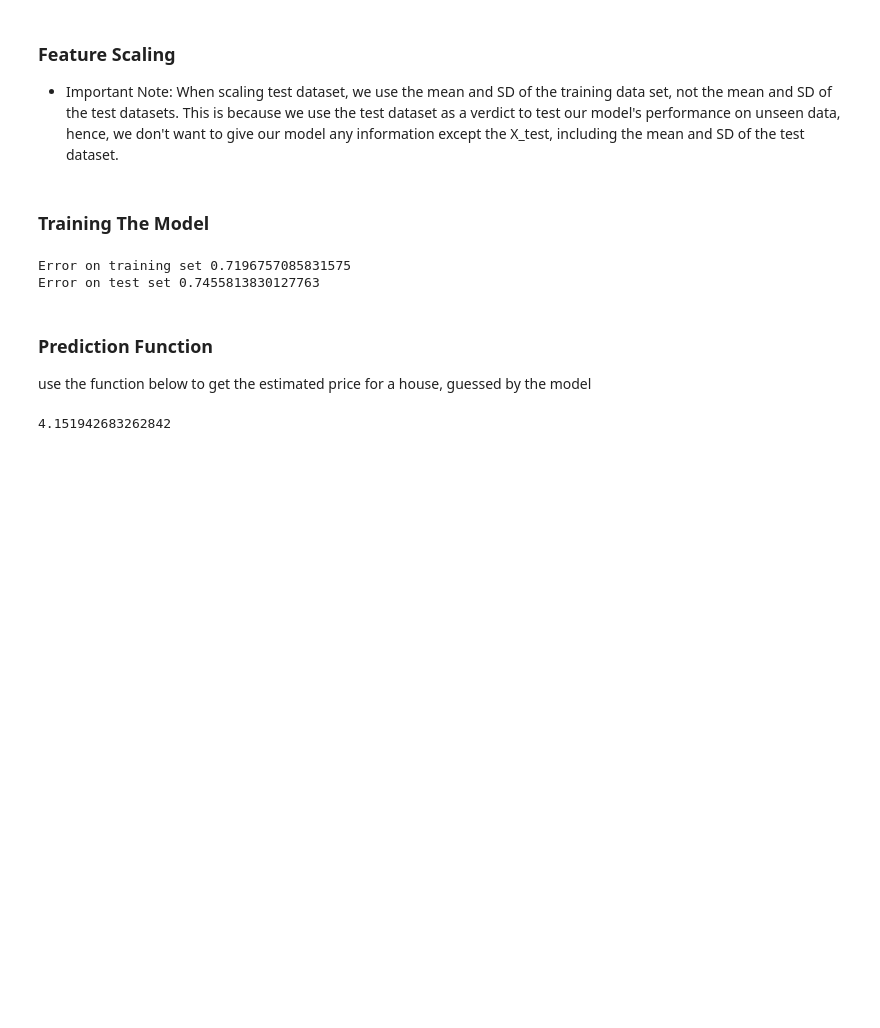
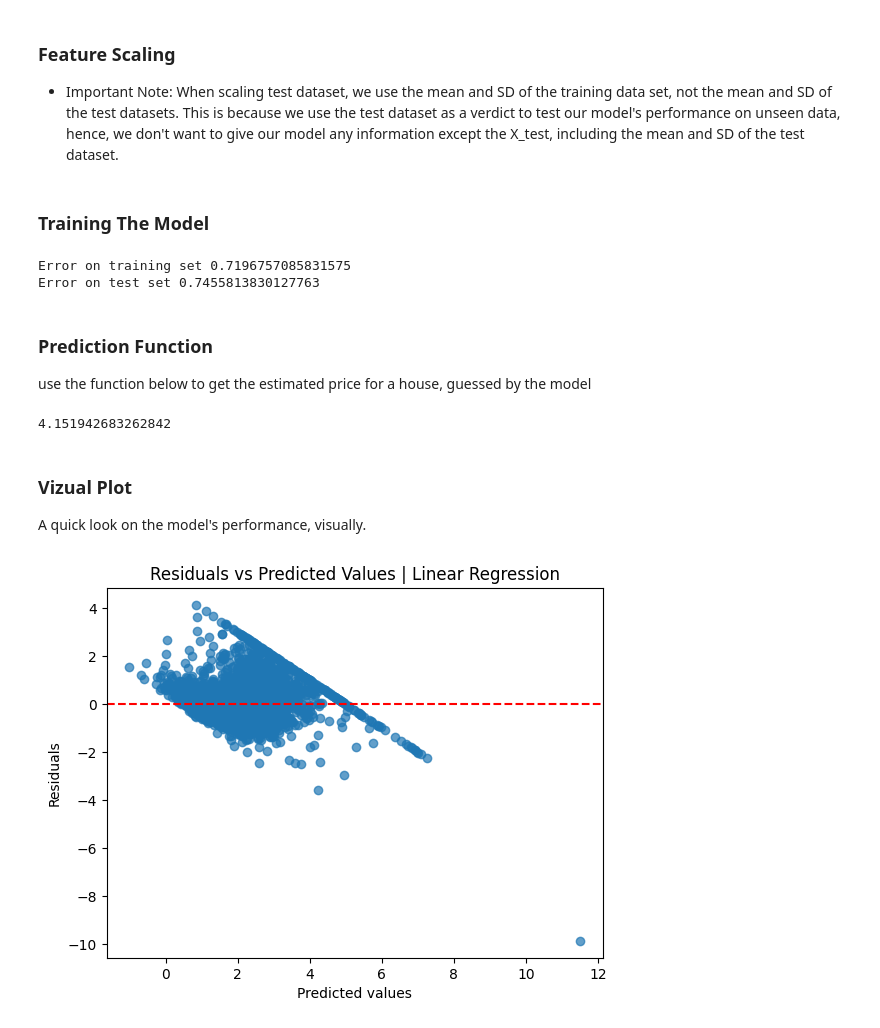
Before and after one commit to KayloPortal/California_Housing_Price, a Jupyter notebook: LinearRegression.ipynb, the cells around one changed output. Saved outputs shown, nothing was run; the diff lists cells and outputs as text; code cells hidden in the pictures; blank space fills up the shorter version.

Commit message:
Visual plots

```diff
--- a/LinearRegression.ipynb
+++ b/LinearRegression.ipynb
@@ -57,3 +57,19 @@ x = np.array([8.3252, 41, 6.98412698, 1.02380952, 322, 2.55555556, 37.88, -122.2
 print(predict(x))
 # %% [output]
 4.151942683262842
+# %% [markdown]
+### Vizual Plot
+A quick look on the model's performance, visually.
+# %%
+import matplotlib.pyplot as plt
+
+residuals = y_test - y_pred
+
+plt.scatter(y_pred, residuals, alpha=0.7)
+plt.axhline(0, color='red', linestyle='--')  # reference line at 0
+plt.xlabel("Predicted values")
+plt.ylabel("Residuals")
+plt.title("Residuals vs Predicted Values | Linear Regression")
+plt.show()
+# %% [output]
+[figure, added]
```
Also changed, not shown: parts of 1 cell of this notebook, 1 other file.
